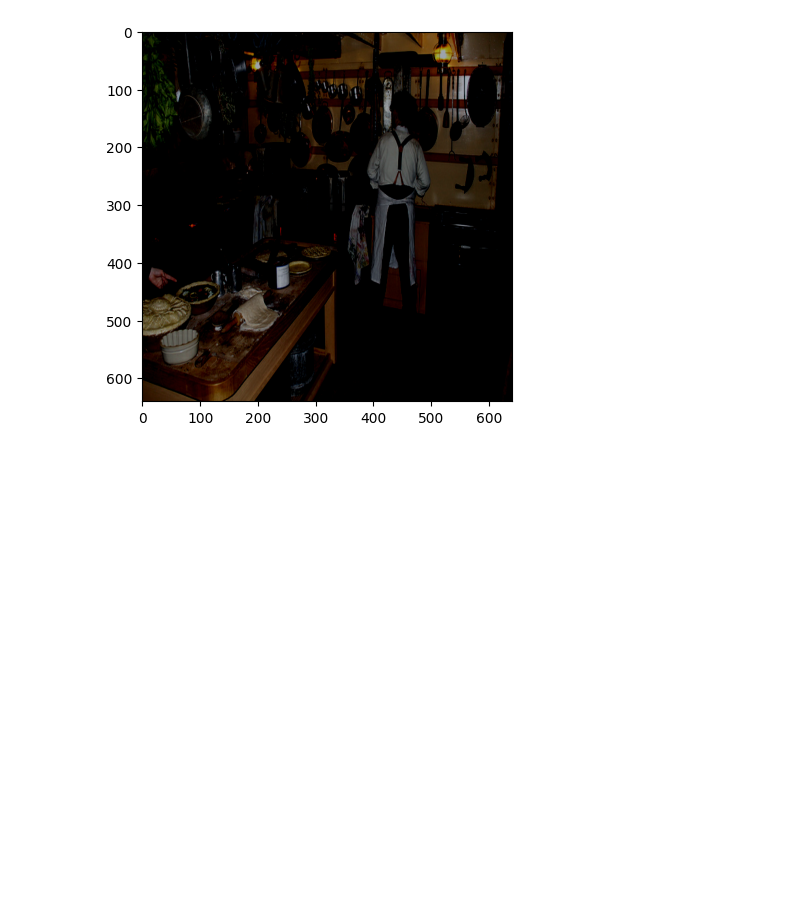
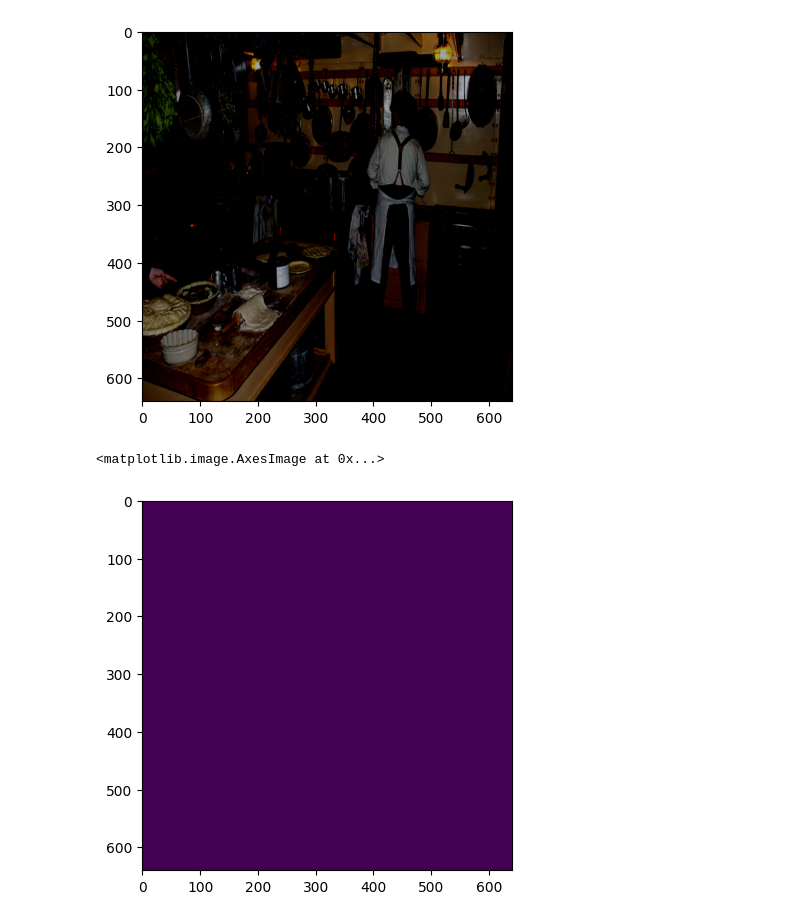
Before and after one commit to PurdueDualityLab/tf-maskformer, a Jupyter notebook: models/official/projects/maskformer/viz_maskformer.ipynb, the cells around one changed output. Cells and saved outputs as stored; diff of their text form; code cells hidden in the pictures; blank space fills up the shorter version.

```diff
--- a/models/official/projects/maskformer/viz_maskformer.ipynb
+++ b/models/official/projects/maskformer/viz_maskformer.ipynb
@@ -24,11 +21,11 @@ def denormalize_image(img):
 # %%
 npy_path = "/depot/qqiu/data/vishal/tf-maskformer/predicted_npy"
 which_img = 0
-image_1 = np.load(os.path.join(npy_path, "input_img_"+str(which_img)+".npy"))
-target_masks = np.load(os.path.join(npy_path, "target_masks_"+str(which_img)+".npy"))
-predicted_masks = np.load(os.path.join(npy_path, "output_masks_"+str(which_img)+".npy"))
-target_labels = np.load(os.path.join(npy_path, "target_labels_"+str(which_img)+".npy"))
-predicted_labels = np.load(os.path.join(npy_path, "output_labels_"+str(which_img)+".npy"))
+image_1 = np.load(os.path.join(npy_path, "input_img_"+str(which_img)+".npy"))[0]
+target_masks = np.load(os.path.join(npy_path, "target_masks_"+str(which_img)+".npy"))[0]
+predicted_masks = np.load(os.path.join(npy_path, "output_masks_"+str(which_img)+".npy"))[0]
+target_labels = np.load(os.path.join(npy_path, "target_labels_"+str(which_img)+".npy"))[0]
+predicted_labels = np.load(os.path.join(npy_path, "output_labels_"+str(which_img)+".npy"))[0]
 #print shape of all the loaded arrays
 print("image shape :", image_1.shape)
 print("Target mask shape :", target_masks.shape)
@@ -72,3 +116,8 @@ plt.imshow(denormalize_image(image_1[0]))
 Clipping input data to the valid range for imshow with RGB data ([0..1] for floats or [0..255] for integers).
 <matplotlib.image.AxesImage at 0x...>
 [figure]
+# %%
+plt.imshow(category_mask == 124)
+# %% [output]
+<matplotlib.image.AxesImage at 0x...>
+[figure, added]
```
Also changed, not shown: parts of 7 cells of this notebook, 2 other files.
